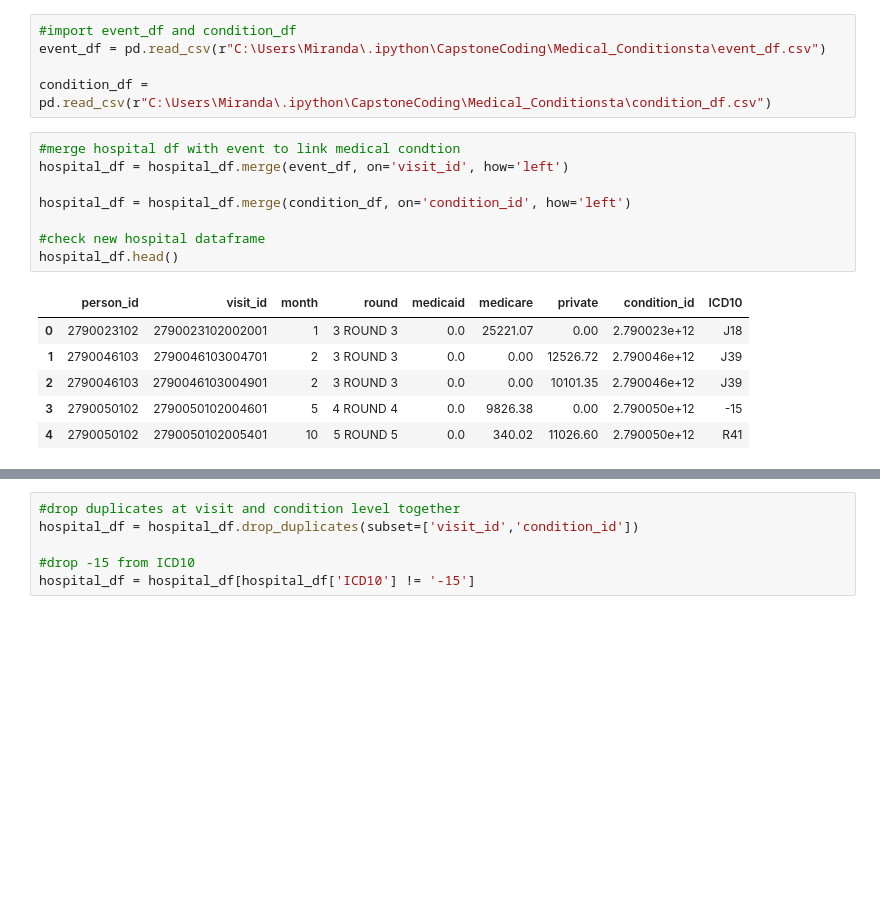
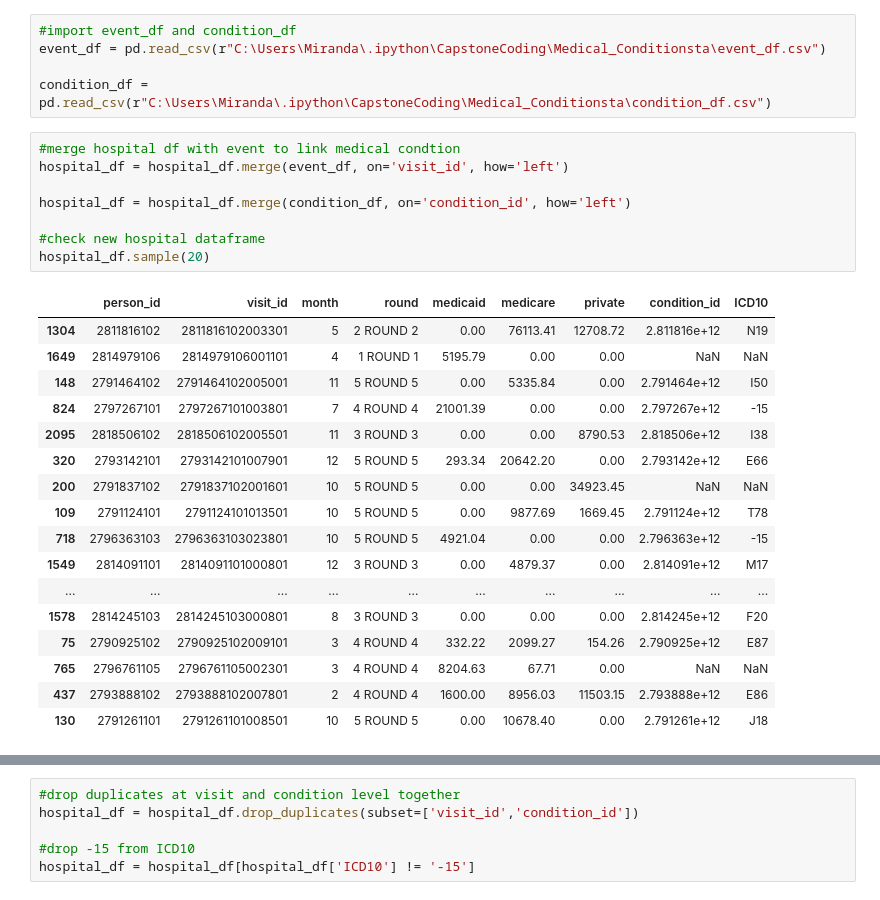
Before and after one commit to mha2112/Insurers, a Jupyter notebook: CapstoneCoding/Hospital_dataset/hospital_inpatients-1.ipynb, the cells around one changed output, grey strips where cells are left out. Saved outputs shown, nothing was run; the diff lists cells and outputs as text; blank space fills up the shorter version.

```diff
--- a/CapstoneCoding/Hospital_dataset/hospital_inpatients-1.ipynb
+++ b/CapstoneCoding/Hospital_dataset/hospital_inpatients-1.ipynb
@@ -162,15 +162,26 @@ condition_df = pd.read_csv(r"C:\Users\Miranda\.ipython\CapstoneCoding\Medical_Co
 # %%
 #merge hospital df with event to link medical condtion
 hospital_df = hospital_df.merge(event_df, on='visit_id', how='left')
 
 hospital_df = hospital_df.merge(condition_df, on='condition_id', how='left')
 
 #check new hospital dataframe
-hospital_df.head()
+hospital_df.sample(20)
 # %% [output]
 |  | person_id | visit_id | month | round | medicaid | medicare | private | condition_id | ICD10 |
-| 0 | 2790023102 | 2790023102002001 | 1 | 3 ROUND 3 | 0.0 | 25221.07 | 0.00 | 2.790023e+12 | J18 |
-| 1 | 2790046103 | 2790046103004701 | 2 | 3 ROUND 3 | 0.0 | 0.00 | 12526.72 | 2.790046e+12 | J39 |
-| 2 | 2790046103 | 2790046103004901 | 2 | 3 ROUND 3 | 0.0 | 0.00 | 10101.35 | 2.790046e+12 | J39 |
-| 3 | 2790050102 | 2790050102004601 | 5 | 4 ROUND 4 | 0.0 | 9826.38 | 0.00 | 2.790050e+12 | -15 |
-| 4 | 2790050102 | 2790050102005401 | 10 | 5 ROUND 5 | 0.0 | 340.02 | 11026.60 | 2.790050e+12 | R41 |
+| 1304 | 2811816102 | 2811816102003301 | 5 | 2 ROUND 2 | 0.00 | 76113.41 | 12708.72 | 2.811816e+12 | N19 |
+| 1649 | 2814979106 | 2814979106001101 | 4 | 1 ROUND 1 | 5195.79 | 0.00 | 0.00 | NaN | NaN |
+| 148 | 2791464102 | 2791464102005001 | 11 | 5 ROUND 5 | 0.00 | 5335.84 | 0.00 | 2.791464e+12 | I50 |
+| 824 | 2797267101 | 2797267101003801 | 7 | 4 ROUND 4 | 21001.39 | 0.00 | 0.00 | 2.797267e+12 | -15 |
+| 2095 | 2818506102 | 2818506102005501 | 11 | 3 ROUND 3 | 0.00 | 0.00 | 8790.53 | 2.818506e+12 | I38 |
+| 320 | 2793142101 | 2793142101007901 | 12 | 5 ROUND 5 | 293.34 | 20642.20 | 0.00 | 2.793142e+12 | E66 |
+| 200 | 2791837102 | 2791837102001601 | 10 | 5 ROUND 5 | 0.00 | 0.00 | 34923.45 | NaN | NaN |
+| 109 | 2791124101 | 2791124101013501 | 10 | 5 ROUND 5 | 0.00 | 9877.69 | 1669.45 | 2.791124e+12 | T78 |
+| 718 | 2796363103 | 2796363103023801 | 10 | 5 ROUND 5 | 4921.04 | 0.00 | 0.00 | 2.796363e+12 | -15 |
+| 1549 | 2814091101 | 2814091101000801 | 12 | 3 ROUND 3 | 0.00 | 4879.37 | 0.00 | 2.814091e+12 | M17 |
+| ... | ... | ... | ... | ... | ... | ... | ... | ... | ... |
+| 1578 | 2814245103 | 2814245103000801 | 8 | 3 ROUND 3 | 0.00 | 0.00 | 0.00 | 2.814245e+12 | F20 |
+| 75 | 2790925102 | 2790925102009101 | 3 | 4 ROUND 4 | 332.22 | 2099.27 | 154.26 | 2.790925e+12 | E87 |
+| 765 | 2796761105 | 2796761105002301 | 3 | 4 ROUND 4 | 8204.63 | 67.71 | 0.00 | NaN | NaN |
+| 437 | 2793888102 | 2793888102007801 | 2 | 4 ROUND 4 | 1600.00 | 8956.03 | 11503.15 | 2.793888e+12 | E86 |
+| 130 | 2791261101 | 2791261101008501 | 10 | 5 ROUND 5 | 0.00 | 10678.40 | 0.00 | 2.791261e+12 | J18 |
```
Also changed, not shown: parts of 2 cells of this notebook, 3 other files.
